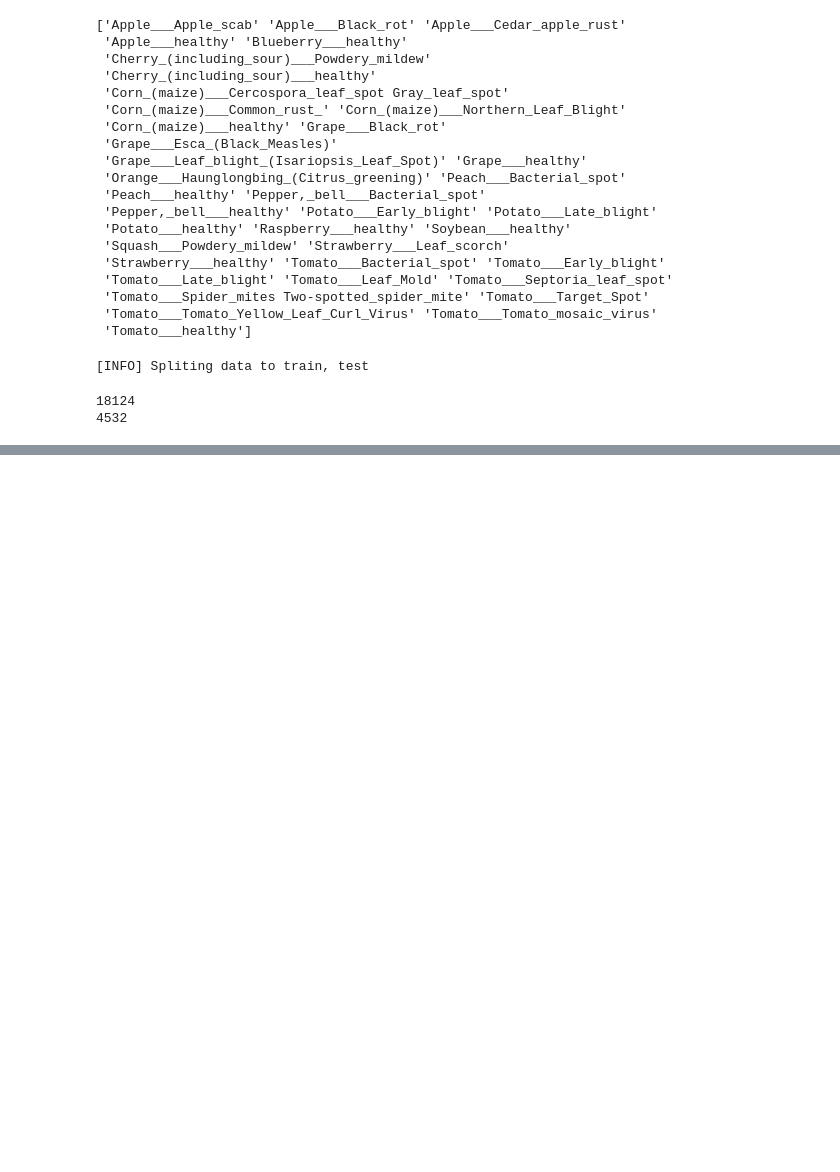
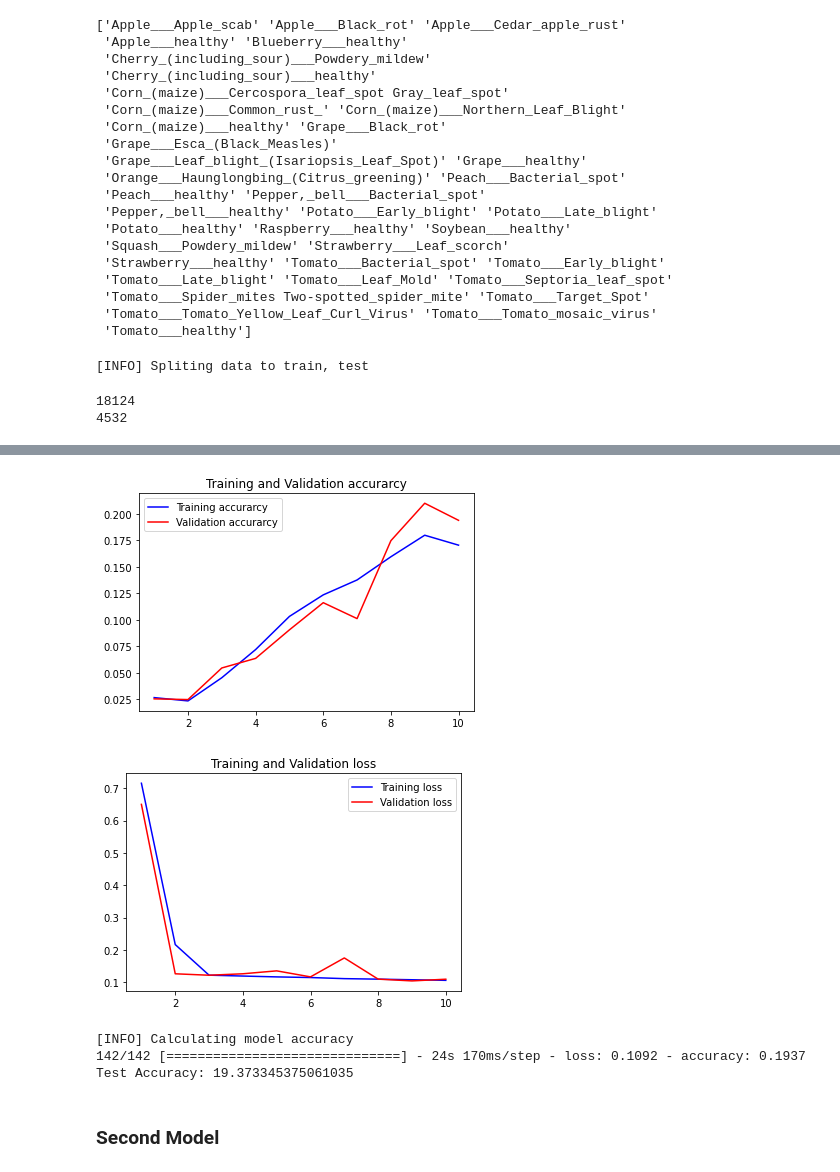
Before and after one commit to JenSans/Detecting-Plant-Disease, a Jupyter notebook: notebook.ipynb, the cells around one changed output, grey strips where cells are left out. Drawn from its saved outputs; the diff is of its cells as text; code cells hidden in the pictures; blank space fills up the shorter version.

Commit message:
Adding 2 models and markdown cells

```diff
--- a/notebook.ipynb
+++ b/notebook.ipynb
@@ -205,2 +278,22 @@ _________________________________________________________________
+# %%
+aug = ImageDataGenerator(
+    rotation_range=50, width_shift_range=0.1,
+    height_shift_range=0.1, shear_range=0.2,
+    zoom_range=0.2,horizontal_flip=True,
+    )
 # %%
 model.compile(loss="binary_crossentropy",metrics=["accuracy"])
+# %%
+start = timer()
+
+history = model.fit(
+          aug.flow(X_train, y_train),
+          validation_data=(X_test, y_test),
+          steps_per_epoch=20,
+          epochs=10,
+          verbose=1,
+)
+
+end = timer()
+elapsed = end - start
+print('Total Time Elapsed: ', int(elapsed//60), ' minutes ', (round(elapsed%60)), ' seconds')
@@ -206,0 +318,39 @@ model.compile(loss="binary_crossentropy",metrics=["accuracy"])
+# %%
+"""# Evaluate Model
+Comparing the accuracy and loss by plotting the graph for training and validation.
+"""
+
+acc = history.history['accuracy']
+val_acc = history.history['val_accuracy']
+loss = history.history['loss']
+val_loss = history.history['val_loss']
+epochs = range(1, len(acc) + 1)
+
+# Train and validation accuracy
+plt.plot(epochs, acc, 'b', label='Training accurarcy')
+plt.plot(epochs, val_acc, 'r', label='Validation accurarcy')
+plt.title('Training and Validation accurarcy')
+plt.legend()
+
+plt.figure()
+
+# Train and validation loss
+plt.plot(epochs, loss, 'b', label='Training loss')
+plt.plot(epochs, val_loss, 'r', label='Validation loss')
+plt.title('Training and Validation loss')
+plt.legend()
+plt.show()
+
+"""Evaluating model accuracy by using the `evaluate` method"""
+
+print("[INFO] Calculating model accuracy")
+scores = model.evaluate(X_test, y_test)
+print(f"Test Accuracy: {scores[1]*100}")
+# %% [output]
+[figure, added]
+[figure, added]
+[INFO] Calculating model accuracy
+142/142 [==============================] - 24s 170ms/step - loss: 0.1092 - accuracy: 0.1937
+Test Accuracy: 19.373345375061035
+# %% [markdown]
+### Second Model
```
Also changed, not shown: parts of 30 cells of this notebook.
